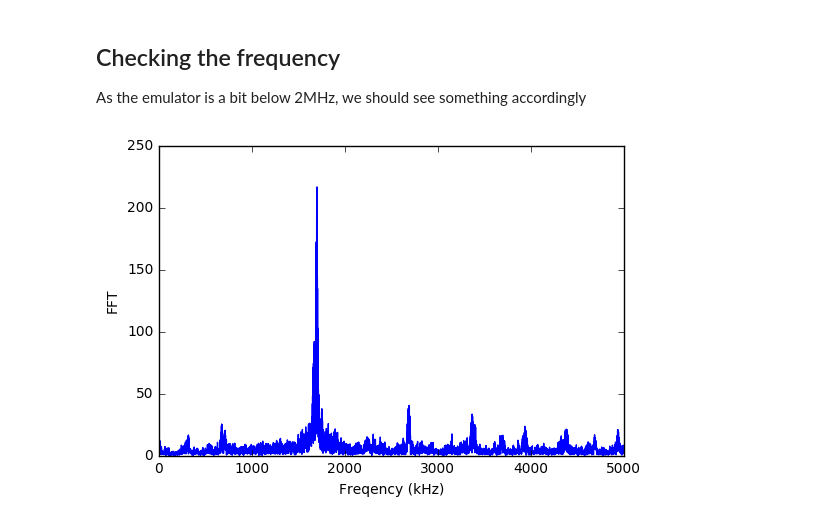
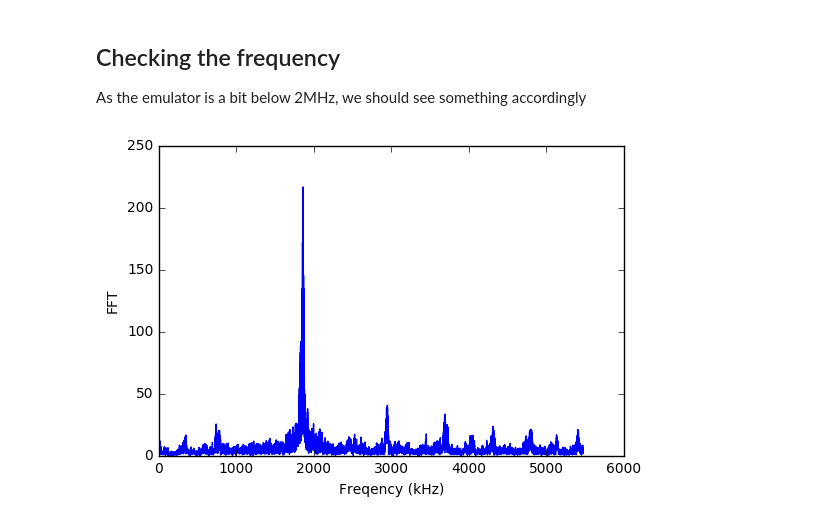
Before and after one commit to kelu124/bomanz, a Jupyter notebook: ADC08200/20170430-ADC08200-FirstAcqs.ipynb, the cells around one changed output. Drawn from its saved outputs; the diff is of its cells as text; code cells hidden in the pictures.

```diff
--- a/ADC08200/20170430-ADC08200-FirstAcqs.ipynb
+++ b/ADC08200/20170430-ADC08200-FirstAcqs.ipynb
@@ -5,7 +5,7 @@
 
 Doing the tests with the [signal emulator](https://github.com/kelu124/echomods/tree/master/silent)
 # %%
-File = "10MHz/10MHz_adc.csv"
+File = ["10MHz/10MHz_adc.csv","10MHz/grounded_right.csv","10MHz/grounded_left.csv"]
 import matplotlib.pyplot as plt
 import numpy as np
 from ADC08200 import CreateSeries
@@ -12,5 +28,5 @@ from ADC08200 import CreateSeries
 # %%
-Res, t = CreateSeries(File,1000.0)
+Res, t, N = CreateSeries(File[0],1000.0)
 # %% [markdown]
 Testing if we get the raw signal as we thing we should
 # %%
@@ -28,10 +44,10 @@ As the emulator is a bit below 2MHz, we should see something accordingly
 # %%
 FFT = np.fft.fft(Res)
 FFT[0]=0
-Freqs = range(5000)
+Freqs = [1000.0 * x /N for x in range(5000)]
 plt.plot(Freqs,abs(FFT[0:5000]))  # plotting 50x 100ns, that's 5µs
 plt.ylabel('FFT')
 plt.xlabel("Freqency (kHz)")
 plt.show()
 # %% [output]
-[figure, old version]
+[figure, new version]
```
Also changed, not shown: parts of 8 cells of this notebook, 2 other files.
